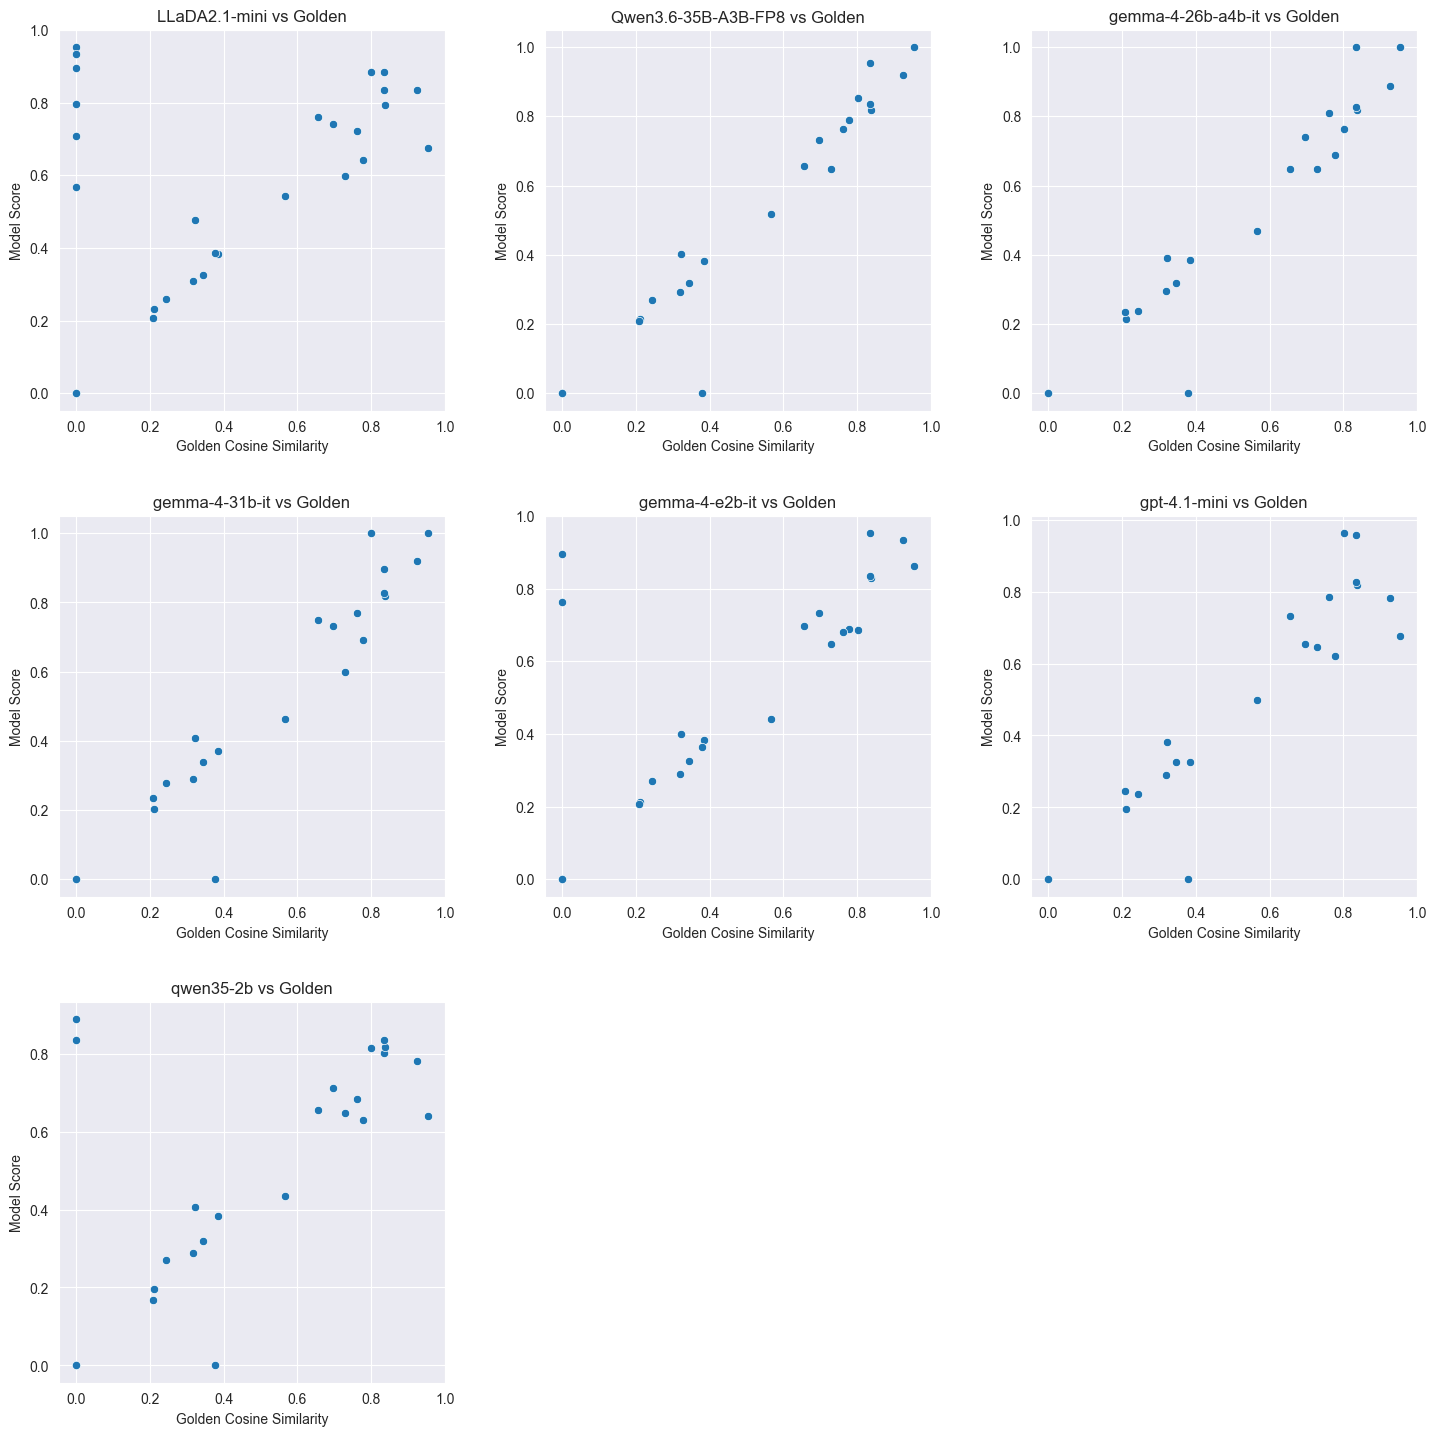
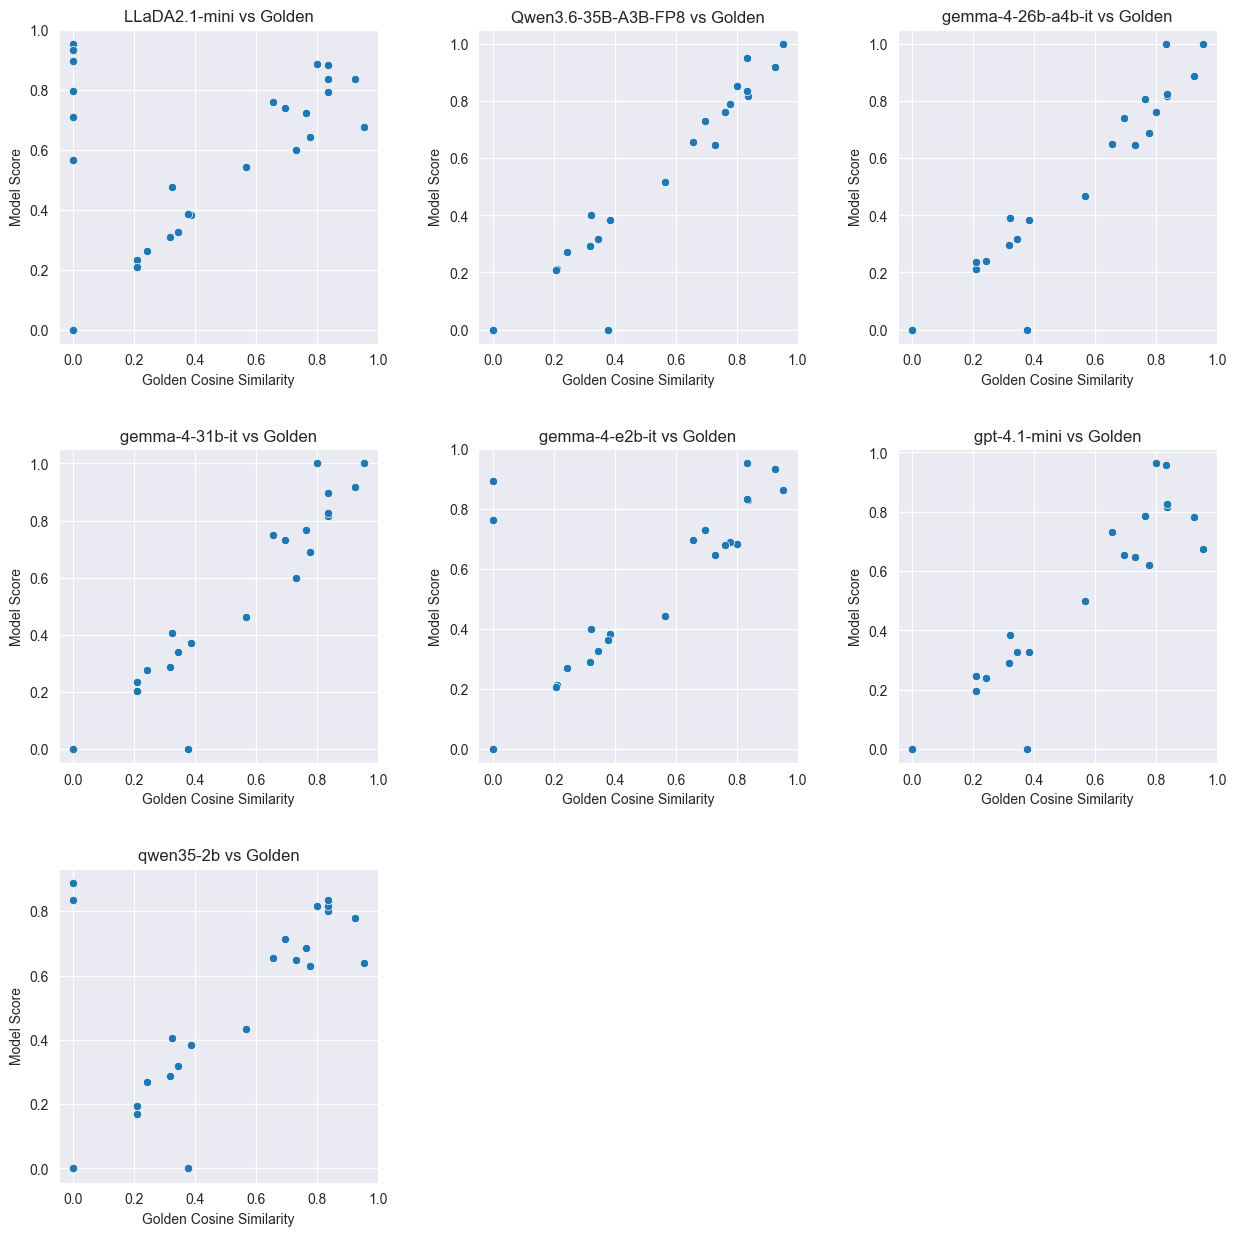
Unified diff of the notebook cell whose output changed from the first chart to the second:
--- before
+++ after
@@ -2,5 +2,5 @@
 import seaborn as sns
 
-plt.figure(figsize=(15, 15))
+plt.figure(figsize=(13, 13))
 
 for i, model in enumerate(ar_scores.columns):

Commit: latency checkpoint